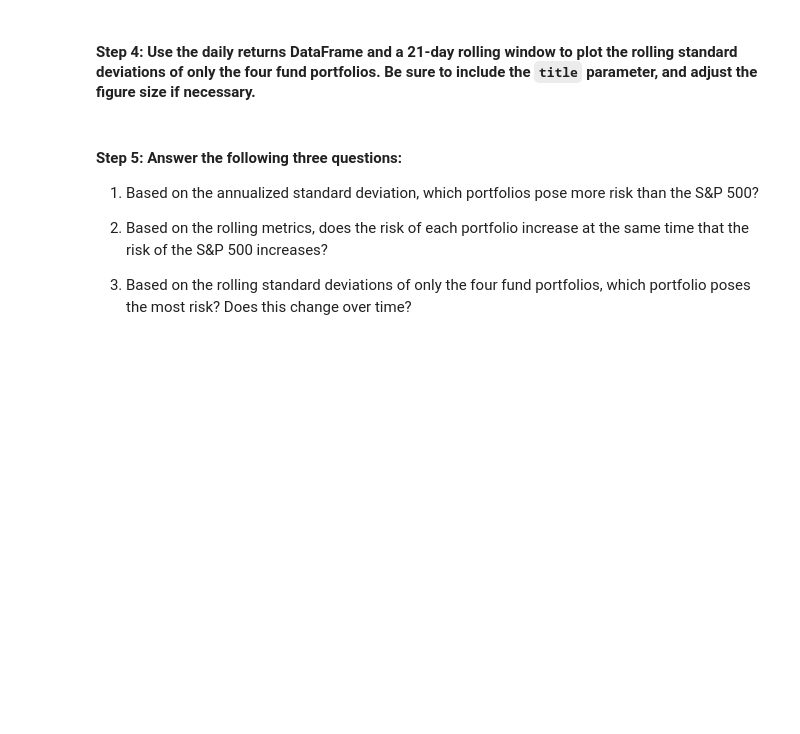
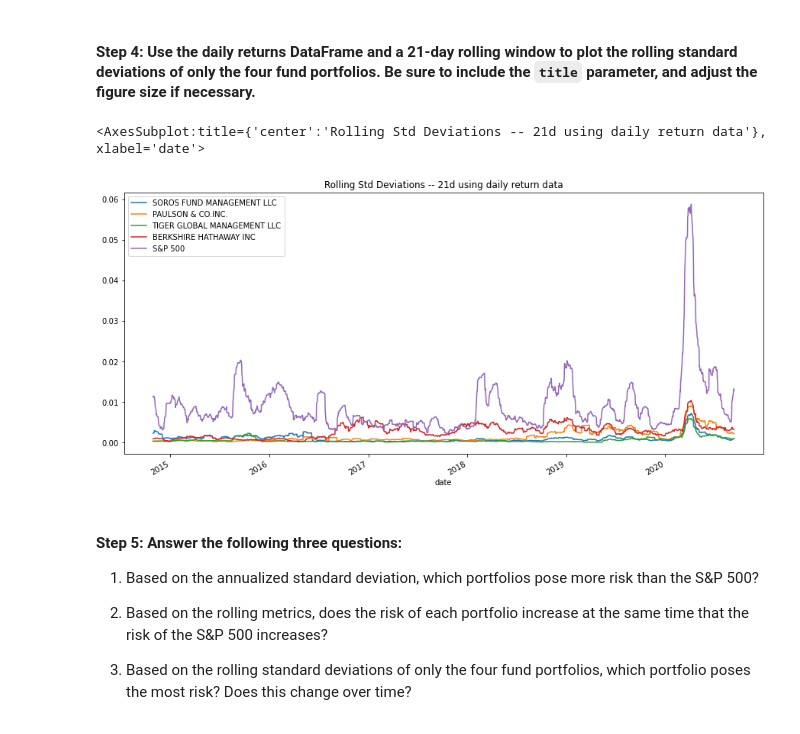
Before and after one commit to flyfishjay/challenge_week_4, a Jupyter notebook: risk_return_analysis.ipynb, the cells around one changed output. Cells and saved outputs as stored; diff of their text form; code cells hidden in the pictures; blank space fills up the shorter version.

Commit message:
saving latest risk return file

```diff
--- a/risk_return_analysis.ipynb
+++ b/risk_return_analysis.ipynb
@@ -289,7 +289,12 @@ whale_std_21d.plot(figsize=(15,10), title = 'Rolling 21d std deviations of Whale
 # %%
 # Using the daily return data and a 21-day rolling window, plot the rolling standard deviation of just the 4 portfolios.
 # Include a title parameter and adjust the figure size
-# YOUR CODE HERE
+
+rolling_std_deviaton_21d = whale_daily_returns.rolling(21).std()
+rolling_std_deviaton_21d.plot(figsize = (15,7), title = 'Rolling Std Deviations -- 21d using daily return data')
+# %% [output]
+<AxesSubplot:title={'center':'Rolling Std Deviations -- 21d using daily return data'}, xlabel='date'>
+[figure, added]
 # %% [markdown]
 #### Step 5: Answer the following three questions:
 
```
Also changed, not shown: parts of 10 cells of this notebook.
